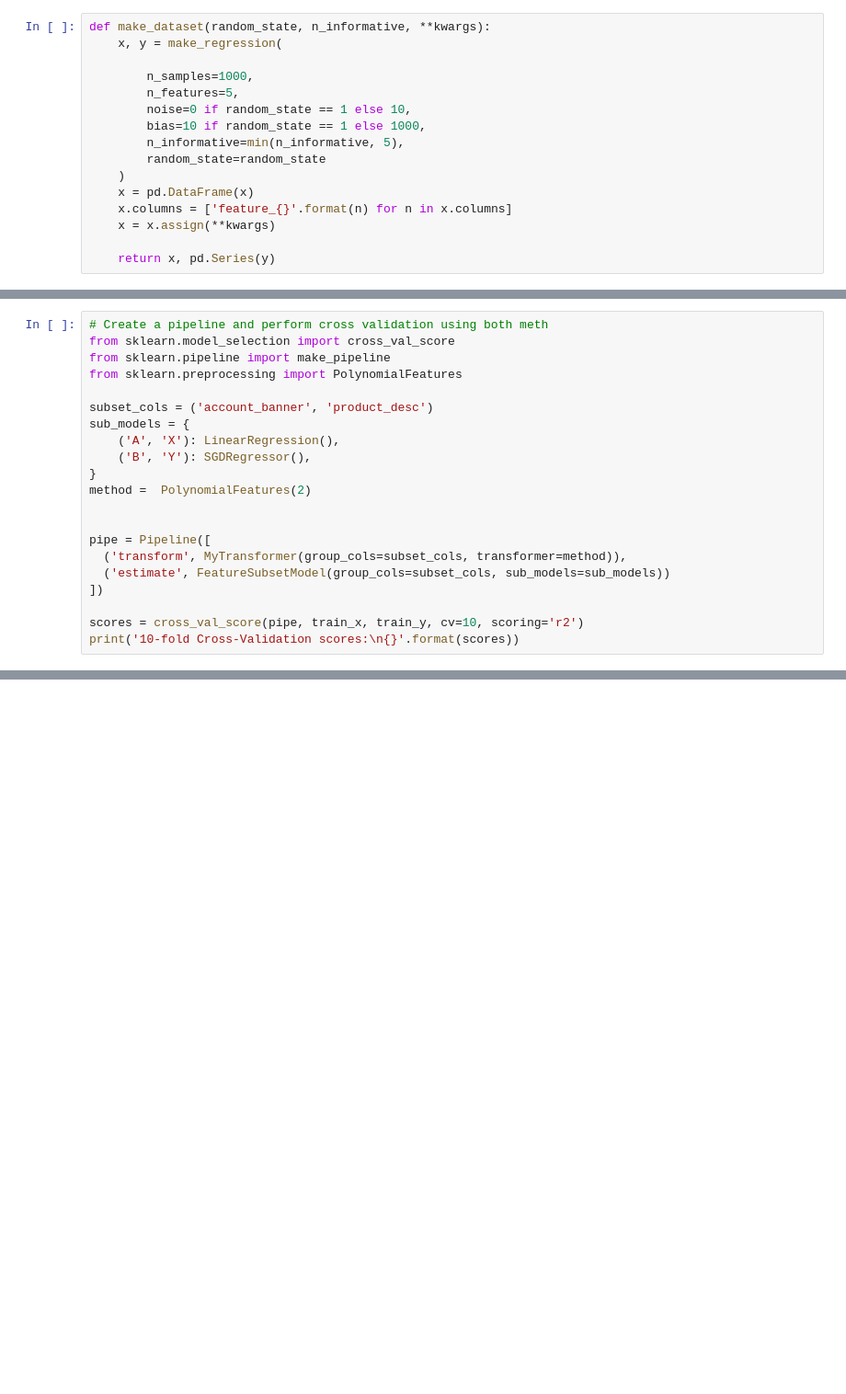
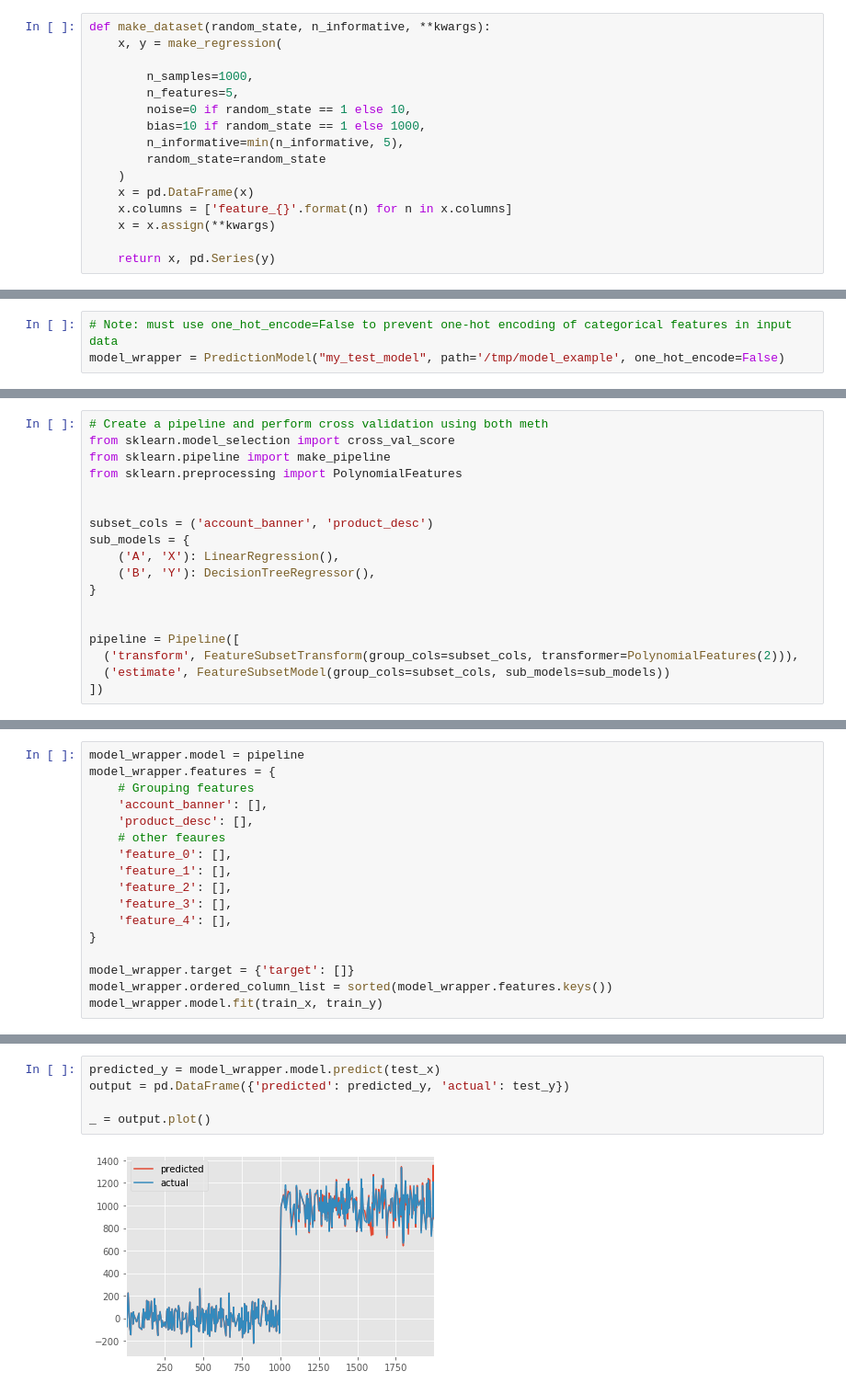
Before and after one commit to visualfabriq/portalytics, a Jupyter notebook: example_notebooks/feature_subset model_and_transformation_example.ipynb, the cells around one changed output, grey strips where cells are left out. Shown at 92% size. Saved outputs shown, nothing was run; the diff lists cells and outputs as text; blank space fills up the shorter version.

Commit message:
Update notebook with references to classes and rename MyTransformer.

```diff
--- a/example_notebooks/feature_subset model_and_transformation_example.ipynb
+++ b/example_notebooks/feature_subset model_and_transformation_example.ipynb
@@ -171,0 +56,3 @@ fg = fg.add_legend()
+# %%
+# Note: must use one_hot_encode=False to prevent one-hot encoding of categorical features in input data
+model_wrapper = PredictionModel("my_test_model", path='/tmp/model_example', one_hot_encode=False)
@@ -175,18 +64,15 @@ from sklearn.model_selection import cross_val_score
 from sklearn.pipeline import make_pipeline
 from sklearn.preprocessing import PolynomialFeatures
 
+
 subset_cols = ('account_banner', 'product_desc')
 sub_models = {
     ('A', 'X'): LinearRegression(),
-    ('B', 'Y'): SGDRegressor(),
+    ('B', 'Y'): DecisionTreeRegressor(),
 }
-method =  PolynomialFeatures(2)
 
 
-pipe = Pipeline([
-  ('transform', MyTransformer(group_cols=subset_cols, transformer=method)),
+pipeline = Pipeline([
+  ('transform', FeatureSubsetTransform(group_cols=subset_cols, transformer=PolynomialFeatures(2))),
   ('estimate', FeatureSubsetModel(group_cols=subset_cols, sub_models=sub_models))
 ])
-
-scores = cross_val_score(pipe, train_x, train_y, cv=10, scoring='r2')
-print('10-fold Cross-Validation scores:\n{}'.format(scores))
@@ -196,0 +81,17 @@ print('10-fold Cross-Validation scores:\n{}'.format(scores))
+# %%
+model_wrapper.model = pipeline
+model_wrapper.features = {
+    # Grouping features
+    'account_banner': [],
+    'product_desc': [],
+    # other feaures
+    'feature_0': [],
+    'feature_1': [],
+    'feature_2': [],
+    'feature_3': [],
+    'feature_4': [],
+}
+
+model_wrapper.target = {'target': []}
+model_wrapper.ordered_column_list = sorted(model_wrapper.features.keys())
+model_wrapper.model.fit(train_x, train_y)
@@ -196,0 +118,7 @@ print('10-fold Cross-Validation scores:\n{}'.format(scores))
+# %%
+predicted_y = model_wrapper.model.predict(test_x)
+output = pd.DataFrame({'predicted': predicted_y, 'actual': test_y})
+
+_ = output.plot()
+# %% [output]
+[figure, added]
```
Also changed, not shown: parts of 22 cells of this notebook, 1 other file.
